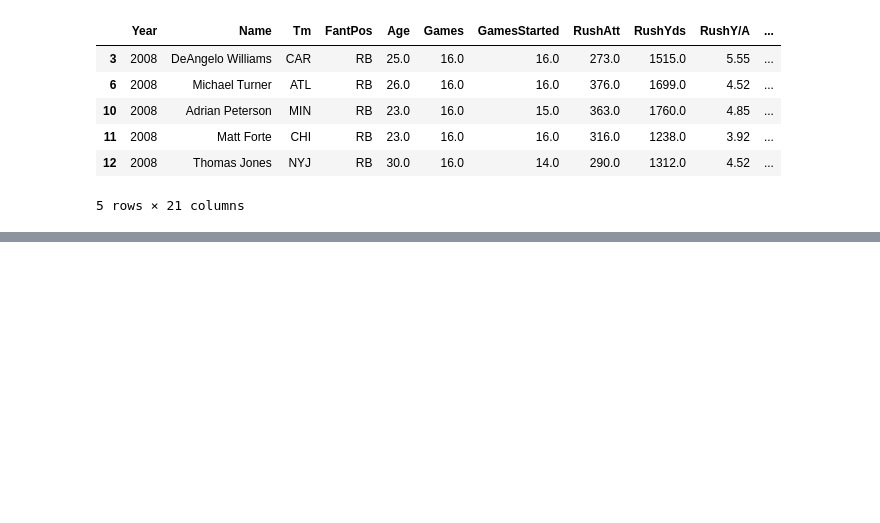
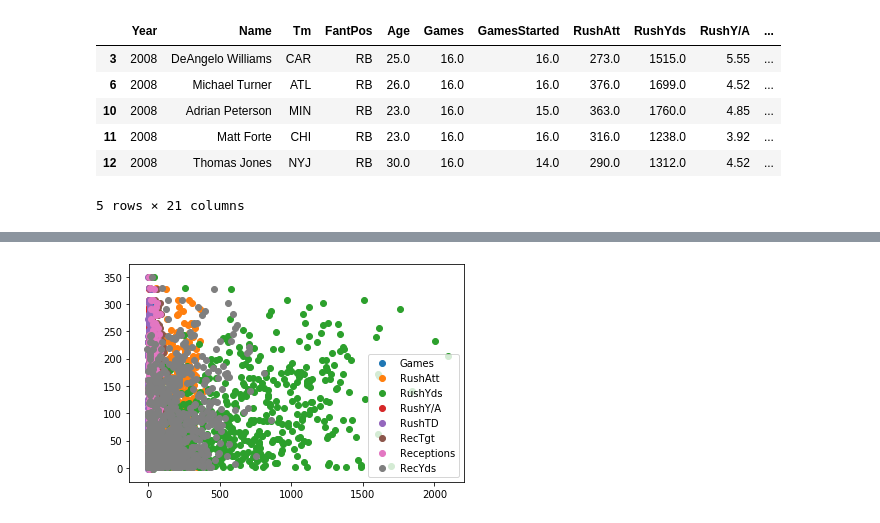
Before and after one commit to AdamSalyers/CSCI4622Kegel01, a Jupyter notebook: FinalProject/Fantasy1.ipynb, the cells around one changed output, grey strips where cells are left out. Drawn from its saved outputs; the diff is of its cells as text; code cells hidden in the pictures; blank space fills up the shorter version.

```diff
--- a/FinalProject/Fantasy1.ipynb
+++ b/FinalProject/Fantasy1.ipynb
@@ -120,0 +138,9 @@ Name: PosRank, dtype: float64
+# %%
+#Looks like we have a few more variables that just do nor corelate whatsoever. Age, RecY/R, RecTD. Lets get rid of these
+RBxs = RBxs.drop(['Age', 'RecY/R', 'RecTD'], axis=1)
+for col in RBxs.columns:
+    plt.scatter(RBxs[col], RBys)
+plt.legend(RBxs.columns)
+plt.show()
+# %% [output]
+[figure, added]
```
Also changed, not shown: parts of 7 cells of this notebook.
